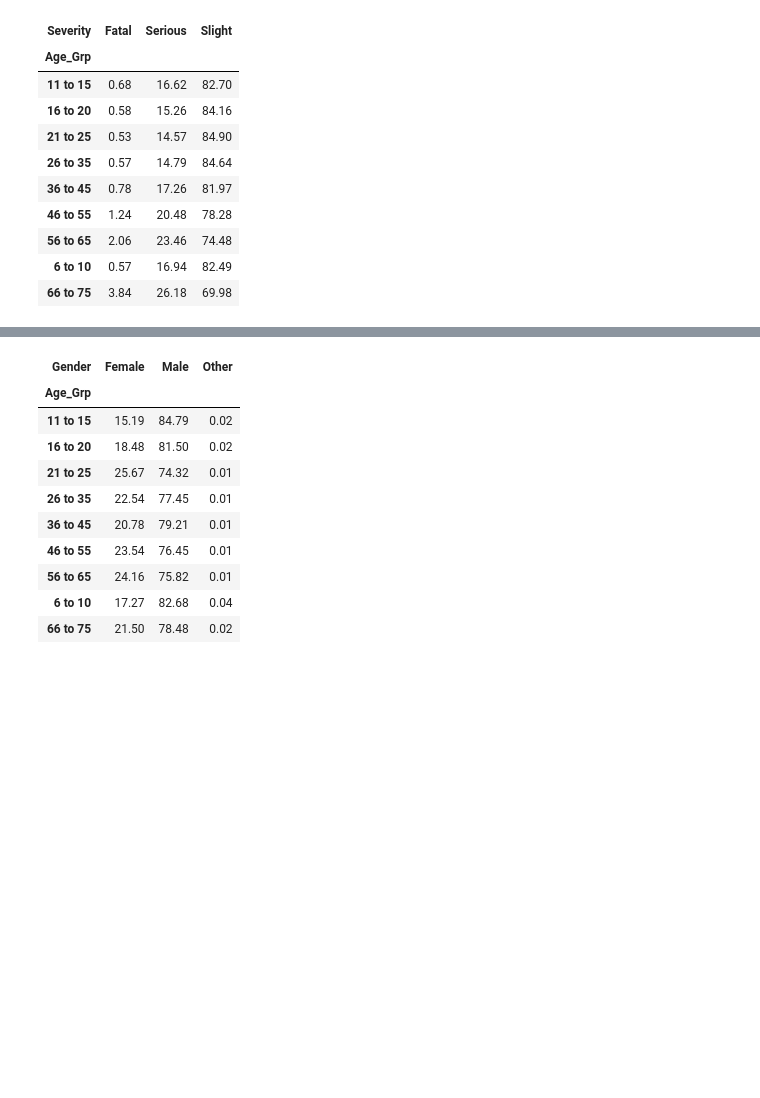
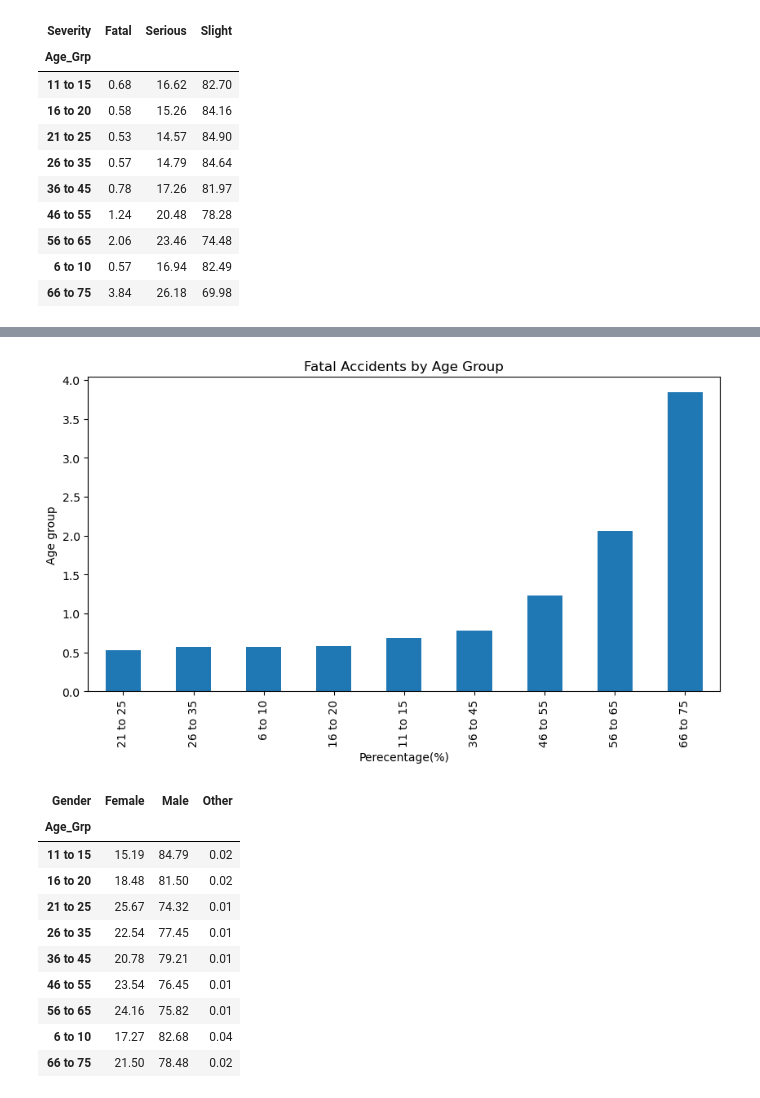
Before and after one commit to mchase007/EDA_UK_Bicycle_Accidents_1979_2018, a Jupyter notebook: EDA_BicycleAccidents.ipynb, the cells around one changed output, grey strips where cells are left out. Cells and saved outputs as stored; diff of their text form; code cells hidden in the pictures; blank space fills up the shorter version.

```diff
--- a/EDA_BicycleAccidents.ipynb
+++ b/EDA_BicycleAccidents.ipynb
@@ -966,3 +967,11 @@ plt.show()
+# %%
+# Barchart for Fatal accidents by age group
+fatal_sorted_table = age_grp_severity_percent_cross_table.sort_values(by='Fatal')
+fatal_sorted_table['Fatal'].plot(kind='bar',xlabel='Perecentage(%)',
+                                         ylabel='Age group', title='Fatal Accidents by Age Group', layout='tight', figsize=(10,5))
+plt.show()
+# %% [output]
+[figure, added]
 # %%
 # Contigency table for age group and gender
 gender_age_group_count_cross_table = count_cross_tabs(df_Bk_clean,'Age_Grp','Gender')
```
Also changed, not shown: parts of 49 cells of this notebook.
